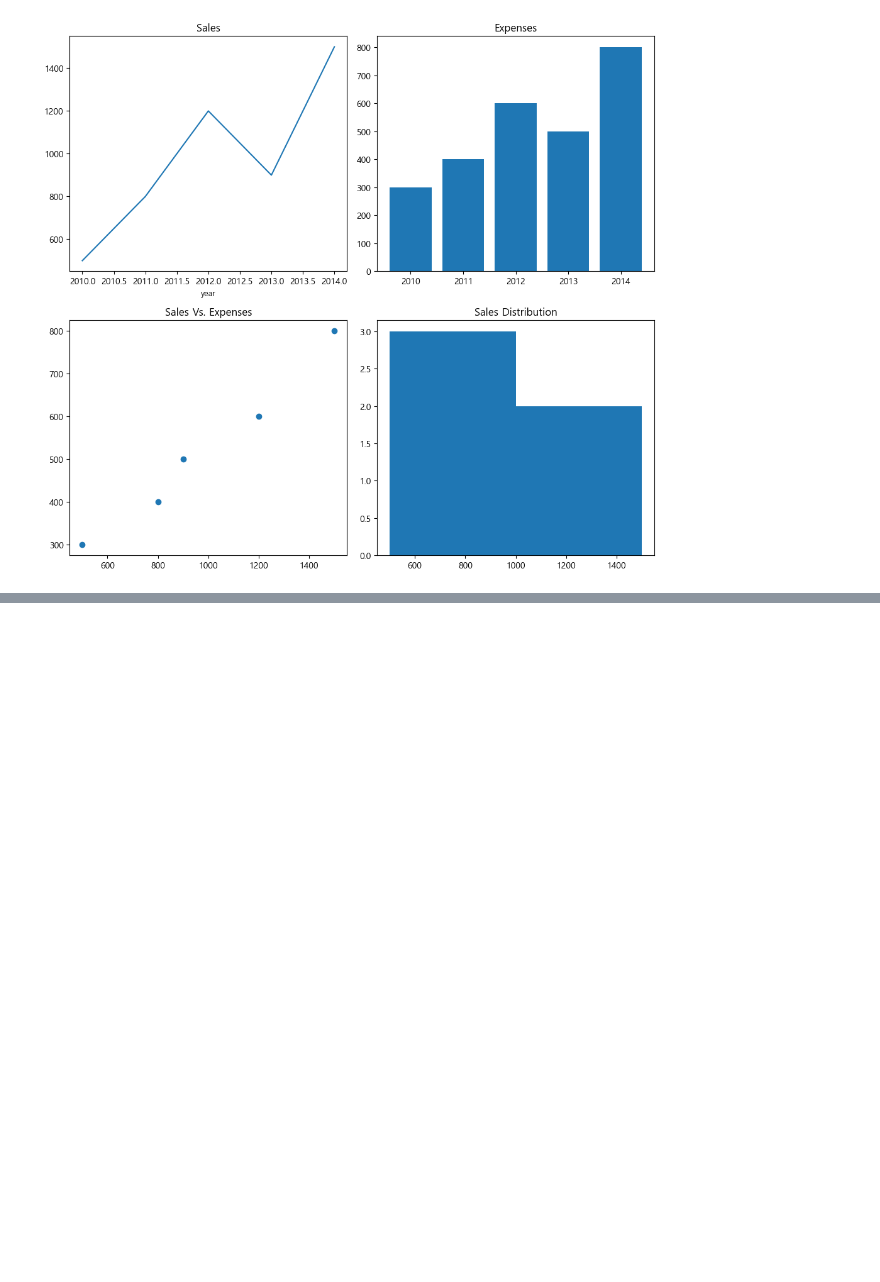
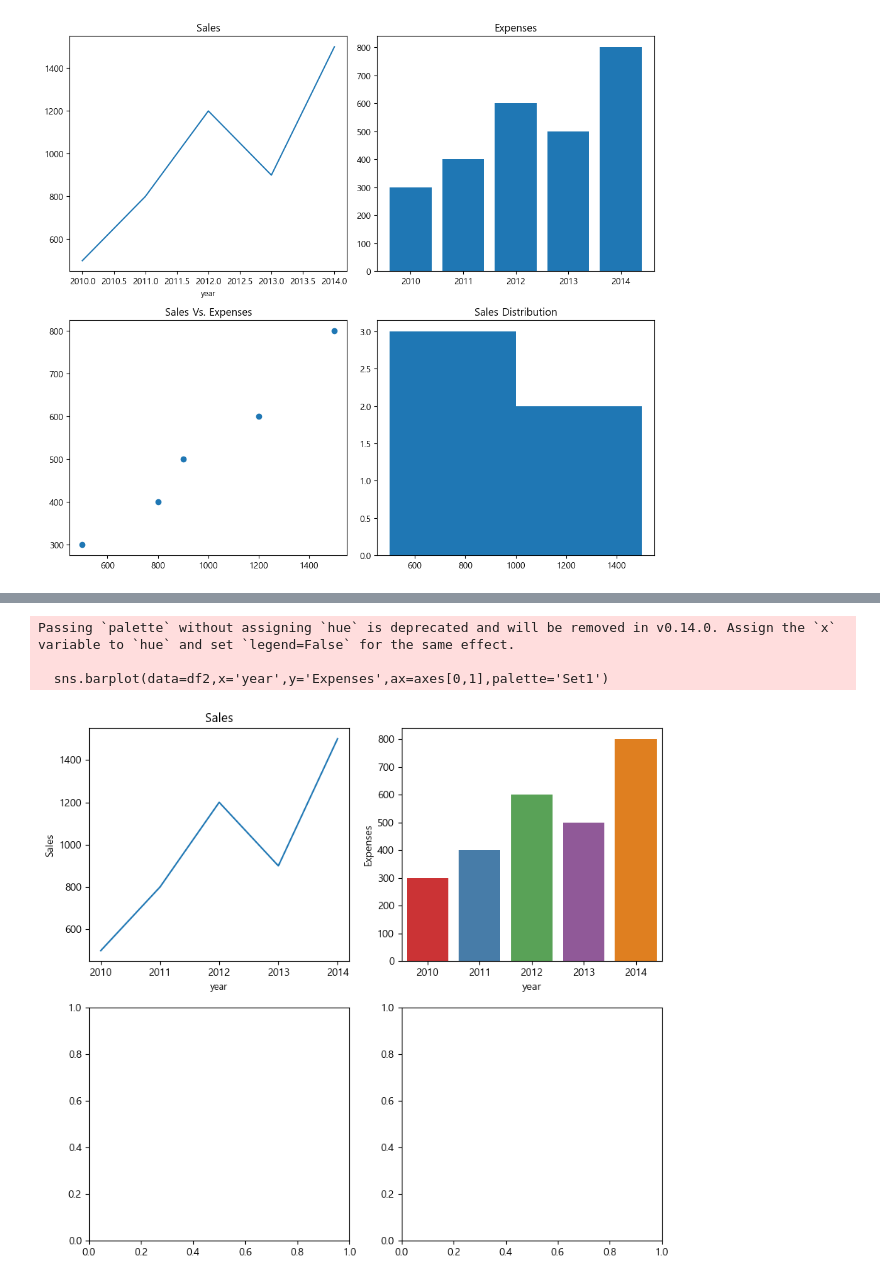
Before and after one commit to sunkyu0711/Python_MegaDataAnalysis_250120, a Jupyter notebook: 6일차_chart_subplots.ipynb, the cells around one changed output, grey strips where cells are left out. Saved outputs shown, nothing was run; the diff lists cells and outputs as text; code cells hidden in the pictures; blank space fills up the shorter version.

```diff
--- a/6일차_chart_subplots.ipynb
+++ b/6일차_chart_subplots.ipynb
@@ -408,0 +497,17 @@ plt.show()
+# %%
+# 다채롭게 꾸미기
+
+fig,axes=plt.subplots(2,2,figsize=(10,9))
+
+sns.lineplot(data=df2,x='year',y='Sales',ax=axes[0,0])
+axes[0,0].set_title('Sales', fontsize=12)
+axes[0,0].set_xlabel('year', fontsize=9)
+
+sns.barplot(data=df2,x='year',y='Expenses',ax=axes[0,1],palette='Set1')
+
+plt.show()
+# %% [output]
+Passing `palette` without assigning `hue` is deprecated and will be removed in v0.14.0. Assign the `x` variable to `hue` and set `legend=False` for the same effect.
+
+  sns.barplot(data=df2,x='year',y='Expenses',ax=axes[0,1],palette='Set1')
+[figure, added]
```
Also changed, not shown: parts of 9 cells of this notebook.
